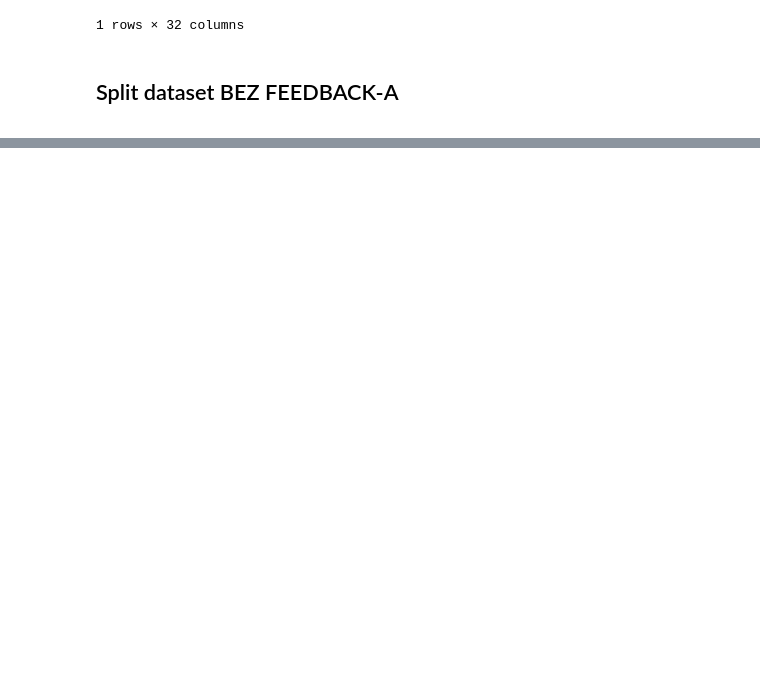
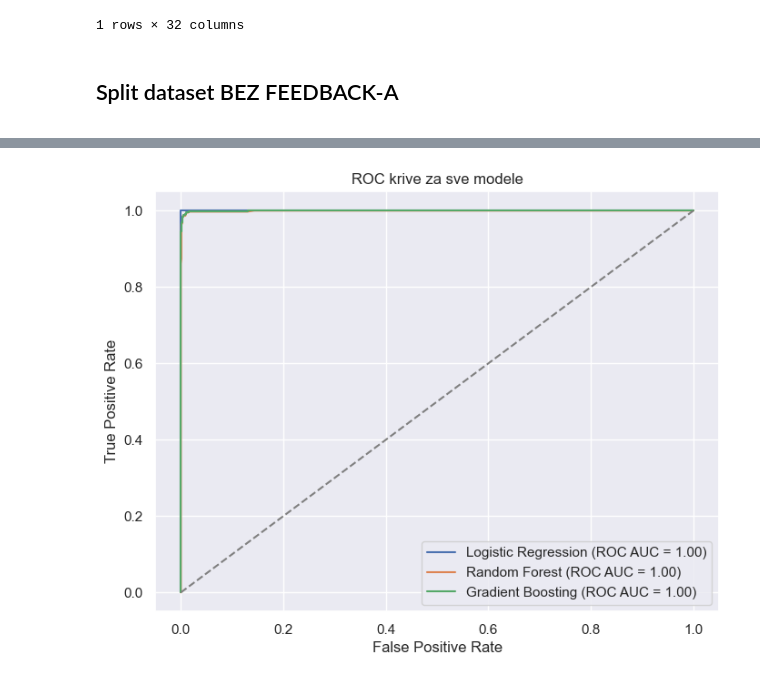
Before and after one commit to TeodoraTrkulja/Master-rad-Teodora, a Jupyter notebook: main_script.ipynb, the cells around one changed output, grey strips where cells are left out. Saved outputs shown, nothing was run; the diff lists cells and outputs as text; code cells hidden in the pictures; blank space fills up the shorter version.

Commit message:
Dodatak sređivanja textualne kolone i modela

```diff
--- a/main_script.ipynb
+++ b/main_script.ipynb
@@ -530,3 +534,6 @@ train_scaled.head(1)
 # %% [markdown]
 ## Split dataset BEZ FEEDBACK-A
 <a id='Simplesentimentanalysis'></a>
+# %%
+for col in train_scaled.columns:
+    print(col, train_scaled[col].dtype)
@@ -748,0 +831,81 @@ ModuleNotFoundError: No module named 'sentence_transformers'
+# %%
+#Definisanje modela
+models = {
+    "Logistic Regression": LogisticRegression(max_iter=1000, random_state=42),
+    "Random Forest": RandomForestClassifier(n_estimators=100, random_state=42),
+    "Gradient Boosting": GradientBoostingClassifier(n_estimators=100, learning_rate=0.1, random_state=42)
+}
+
+# Fitovanje modela i čuvanje predikcija
+predictions = {}
+
+for name, model in models.items():
+    model.fit(X_train, y_train)
+    y_prob = model.predict_proba(X_test)[:, 1] if hasattr(model, "predict_proba") else model.predict(X_test)
+    y_pred = model.predict(X_test)
+    predictions[name] = {"y_prob": y_prob, "y_pred": y_pred, "model": model}
+
+#ROC krive
+plt.figure(figsize=(8,6))
+for name, preds in predictions.items():
+    fpr, tpr, _ = roc_curve(y_test, preds["y_prob"])
+    roc_auc = auc(fpr, tpr)
+    plt.plot(fpr, tpr, label=f"{name} (ROC AUC = {roc_auc:.2f})")
+plt.plot([0,1],[0,1], linestyle="--", color="gray")
+plt.xlabel("False Positive Rate")
+plt.ylabel("True Positive Rate")
+plt.title("ROC krive za sve modele")
+plt.legend(loc="lower right")
+plt.grid(True)
+plt.show()
+
+# Precision–Recall krive
+plt.figure(figsize=(8,6))
+for name, preds in predictions.items():
+    precision, recall, _ = precision_recall_curve(y_test, preds["y_prob"])
+    pr_auc = average_precision_score(y_test, preds["y_prob"])
+    plt.plot(recall, precision, label=f"{name} (PR AUC = {pr_auc:.2f})")
+plt.xlabel("Recall")
+plt.ylabel("Precision")
+plt.title("Precision–Recall krive za sve modele")
+plt.legend(loc="lower left")
+plt.grid(True)
+plt.show()
+
+#  Evaluacija (F1, Confusion Matrix, Feature Importance)
+results = {}
+for name, preds in predictions.items():
+    y_pred = preds["y_pred"]
+    model = preds["model"]
+    f1 = f1_score(y_test, y_pred, pos_label=1)
+    print(f"\n--- {name} ---")
+    print(f"Test F1-score: {f1:.3f}")
+    print("\nClassification Report:")
+    print(classification_report(y_test, y_pred))
+
+    # Confusion Matrix
+    cm = confusion_matrix(y_test, y_pred)
+    plt.figure(figsize=(5,4))
+    sns.heatmap(cm, annot=True, fmt="d", cmap="Blues")
+    plt.title(f"{name} - Confusion Matrix")
+    plt.ylabel("Actual")
+    plt.xlabel("Predicted")
+    plt.show()
+
+    # Feature importance za RF i GB
+    if name in ["Random Forest", "Gradient Boosting"]:
+        importances = pd.Series(model.feature_importances_, index=X_train.columns)
+        importances.sort_values().plot(kind="barh", figsize=(10,6))
+        plt.title(f"{name} - Feature Importance")
+        plt.show()
+
+    results[name] = f1
+
+# Rezime
+print("\n==============================")
+print("Test F1-score Summary:")
+print("==============================")
+for name, score in results.items():
+    print(f"{name}: {score:.3f}")
+# %% [output]
+[figure, added]
```
Also changed, not shown: parts of 17 cells of this notebook, 16 other files.
